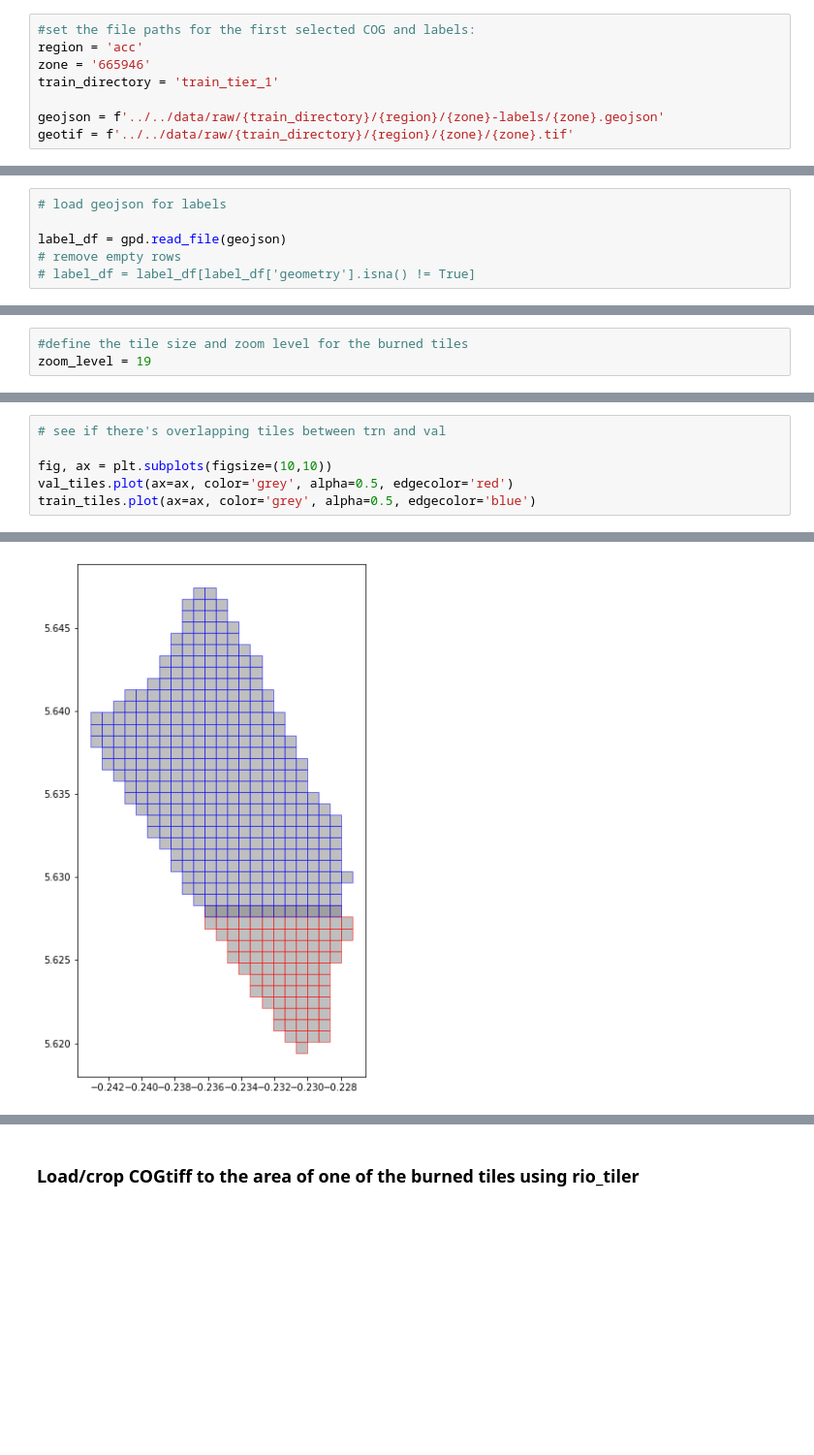
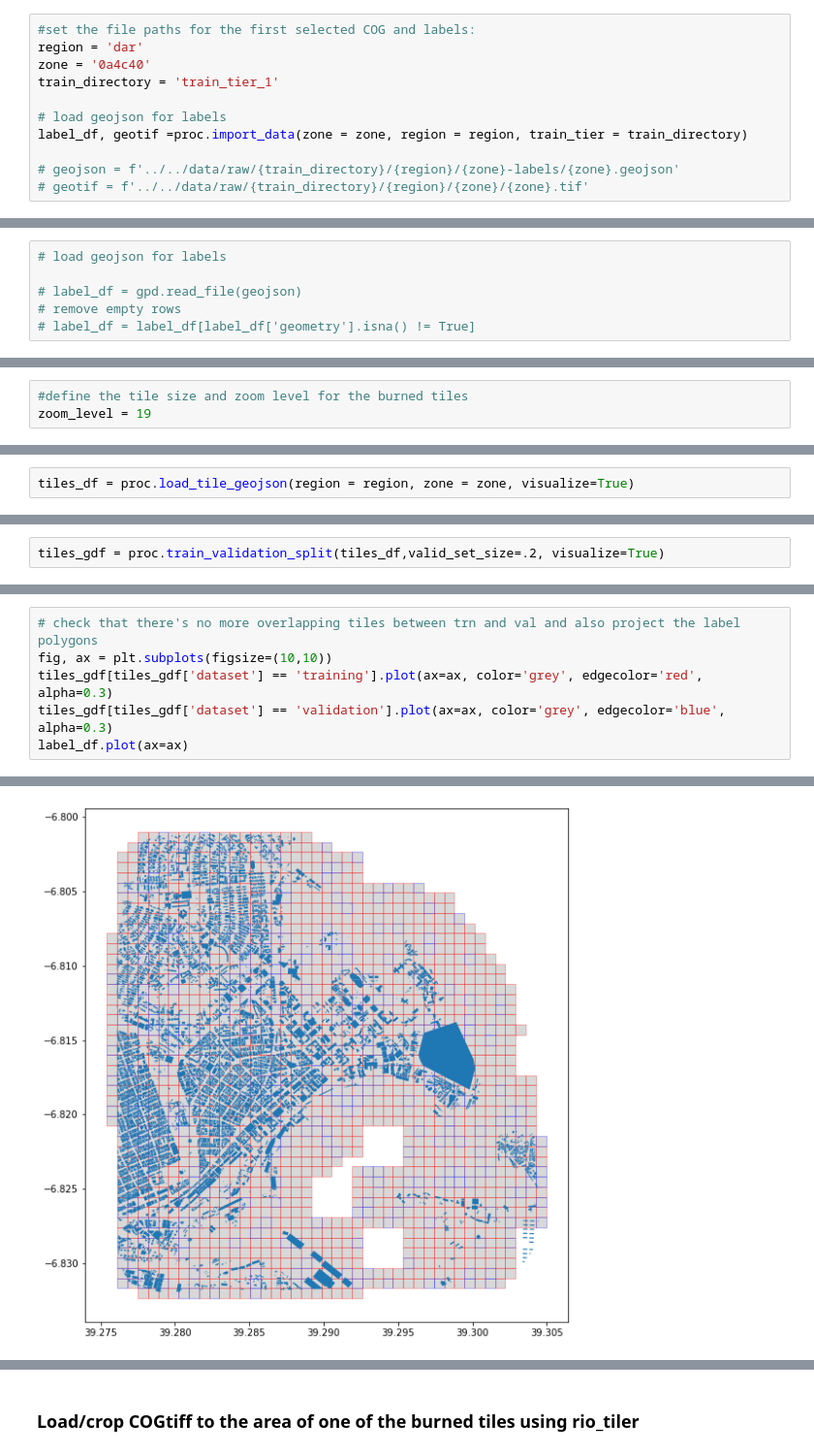
Before and after one commit to butlerbt/SegmentingBuildings, a Jupyter notebook: notebooks/exploratory/Build_eda.ipynb, the cells around one changed output, grey strips where cells are left out. Shown at 97% size. Cells and saved outputs as stored; diff of their text form; blank space fills up the shorter version.

```diff
--- a/notebooks/exploratory/Build_eda.ipynb
+++ b/notebooks/exploratory/Build_eda.ipynb
@@ -16,8 +21,11 @@ import supermercado
 # %%
 #set the file paths for the first selected COG and labels:
-region = 'acc'
-zone = '665946'
+region = 'dar'
+zone = '0a4c40'
 train_directory = 'train_tier_1'
 
-geojson = f'../../data/raw/{train_directory}/{region}/{zone}-labels/{zone}.geojson'
-geotif = f'../../data/raw/{train_directory}/{region}/{zone}/{zone}.tif'
+# load geojson for labels
+label_df, geotif =proc.import_data(zone = zone, region = region, train_tier = train_directory)
+
+# geojson = f'../../data/raw/{train_directory}/{region}/{zone}-labels/{zone}.geojson'
+# geotif = f'../../data/raw/{train_directory}/{region}/{zone}/{zone}.tif'
@@ -34,7 +42,7 @@ mkdir: ../../data/processed/masks-256-acc-665946: File exists
 # %%
 # load geojson for labels
 
-label_df = gpd.read_file(geojson)
+# label_df = gpd.read_file(geojson)
 # remove empty rows
 # label_df = label_df[label_df['geometry'].isna() != True]
 # %%
@@ -69,0 +74,2 @@ trn_tiles.plot(figsize=(10,10), color='grey', alpha=0.5, edgecolor='red')
+# %%
+tiles_df = proc.load_tile_geojson(region = region, zone = zone, visualize=True)
@@ -69,0 +78,2 @@ trn_tiles.plot(figsize=(10,10), color='grey', alpha=0.5, edgecolor='red')
+# %%
+tiles_gdf = proc.train_validation_split(tiles_df,valid_set_size=.2, visualize=True)
@@ -103,11 +115,11 @@ See the caveats in the documentation: http://pandas.pydata.org/pandas-docs/stabl
 [figure]
 [figure]
 # %%
-# see if there's overlapping tiles between trn and val
-
+# check that there's no more overlapping tiles between trn and val and also project the label polygons
 fig, ax = plt.subplots(figsize=(10,10))
-val_tiles.plot(ax=ax, color='grey', alpha=0.5, edgecolor='red')
-train_tiles.plot(ax=ax, color='grey', alpha=0.5, edgecolor='blue')
+tiles_gdf[tiles_gdf['dataset'] == 'training'].plot(ax=ax, color='grey', edgecolor='red', alpha=0.3)
+tiles_gdf[tiles_gdf['dataset'] == 'validation'].plot(ax=ax, color='grey', edgecolor='blue', alpha=0.3)
+label_df.plot(ax=ax)
 # %% [output]
 <matplotlib.axes._subplots.AxesSubplot at 0x...>
-[figure, old version]
+[figure, new version]
```
Also changed, not shown: parts of 27 cells of this notebook, 1 other file.
